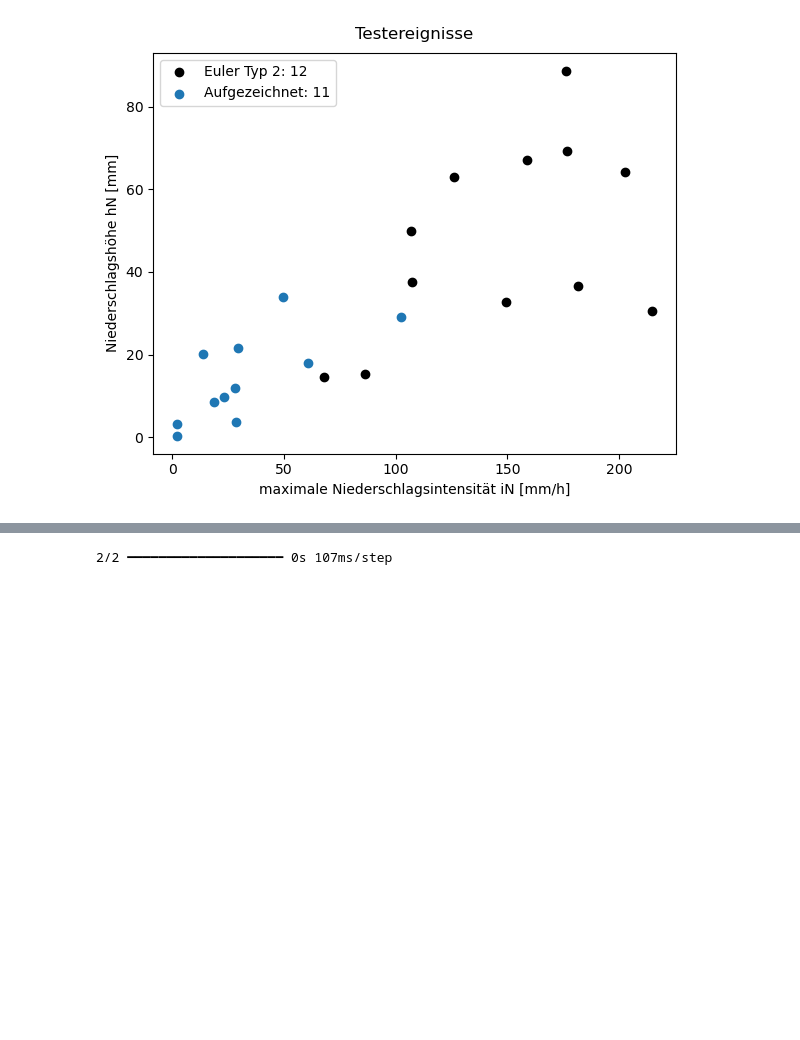
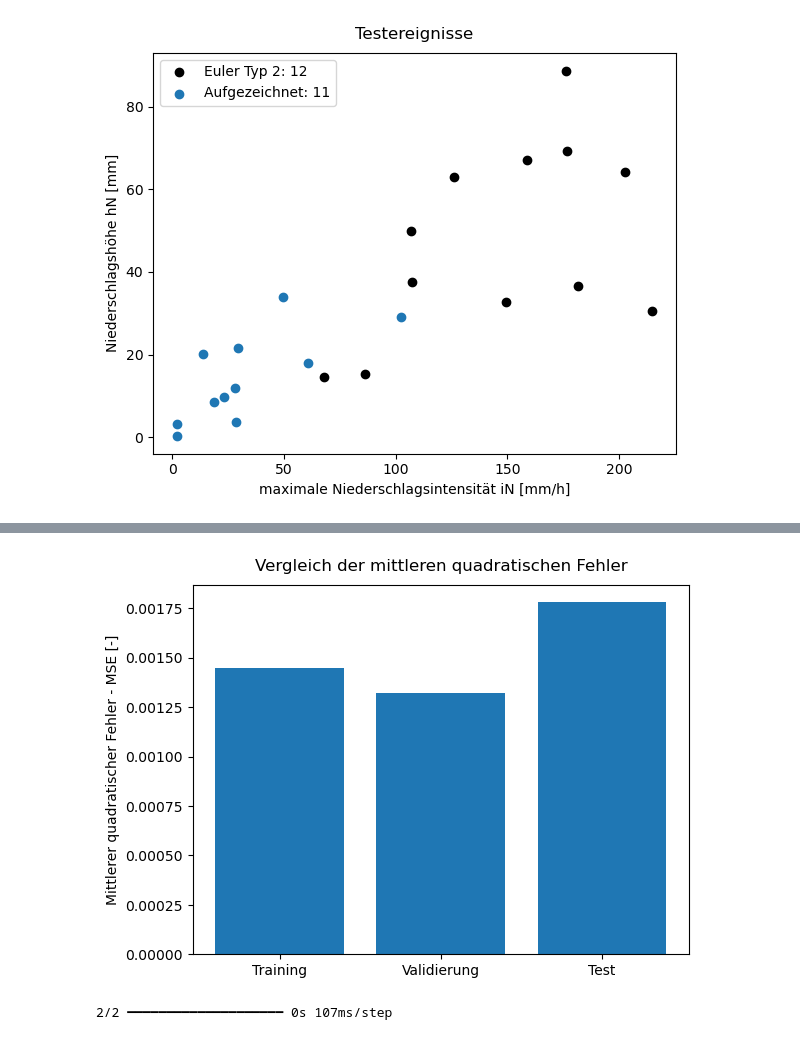
Before and after one commit to FlAlbers/UrbanML, a Jupyter notebook: model_testing.ipynb, the cells around one changed output, grey strips where cells are left out. Drawn from its saved outputs; the diff is of its cells as text; code cells hidden in the pictures; blank space fills up the shorter version.

Commit message:
bar plot of mse for train, val and test

```diff
--- a/model_testing.ipynb
+++ b/model_testing.ipynb
@@ -26,7 +28,8 @@ from modules.save_load_model import load_model
 
 
 # Load the model
-model_folder = os.path.join('05_models', 'Gievenbeck_LSTM_Single_1h_P_20240408')
+model_name = 'Gievenbeck_LSTM_Single_1h_P_20240408'
+model_folder = os.path.join('05_models', model_name)
 # model_folder = os.path.join('05_models', 'Gievenbeck_SingleNode_LSTM_20240328')
 model, in_scaler, out_scaler, train_data, val_data, test_data, data_info_dict = load_model(model_folder)
 # %%
@@ -126,3 +128,33 @@ plt.tight_layout()
 # # is_same_sum = col_1_sum_seq_test_invert == col_1_sum_seq_test
 # # is_same_sum_2 = col_2_sum_seq_test_invert == col_2_sum_seq_test
 # # print(is_same_sum, is_same_sum_2)
+# %%
+x_train, y_train = sequence_data(train_data, in_vars=in_vars, out_vars=out_vars, in_scaler=in_scaler,
+                                    out_scaler=out_scaler, lag=lag, delay=delay, prediction_steps=p_steps)
+x_val, y_val = sequence_data(val_data, in_vars=in_vars, out_vars=out_vars, in_scaler=in_scaler,
+                                    out_scaler=out_scaler, lag=lag, delay=delay, prediction_steps=p_steps)
+x_test, y_test = sequence_data(test_data, in_vars=in_vars, out_vars=out_vars, in_scaler=in_scaler,
+                                    out_scaler=out_scaler, lag=lag, delay=delay, prediction_steps=p_steps)
+
+eval_train = model.evaluate(x_train, y_train , verbose=1)
+eval_val = model.evaluate(x_val, y_val , verbose=1)
+eval_test = model.evaluate(x_test, y_test , verbose=1)
+mse_train = round(eval_train[0],5)
+mse_val = round(eval_val[0],5)
+mse_test = round(eval_test[0],5)
+
+mse = (mse_train, mse_val, mse_test)
+# Evaluation metric names
+print('MSE Training: ', mse_train )
+print('MSE Validierung: ', mse_val)
+print('MSE Test: ', mse_test)
+# Bar plot
+plt.title('Vergleich der mittleren quadratischen Fehler', pad=10)
+plt.bar(['Training', 'Validierung', 'Test'], mse)
+plt.ylabel('Mittlerer quadratischer Fehler - MSE [-]')
+
+# Show the plot
+plt.show()
+
+# calculate residuals and plot the distribution
+# %% [output]
@@ -129,3 +167,4 @@ plt.tight_layout()
+[figure, added]
 # %%
 # test for plot_seq_i_d_Q function
 n_sample = 3
```
Also changed, not shown: parts of 5 cells of this notebook, 1 other file.
